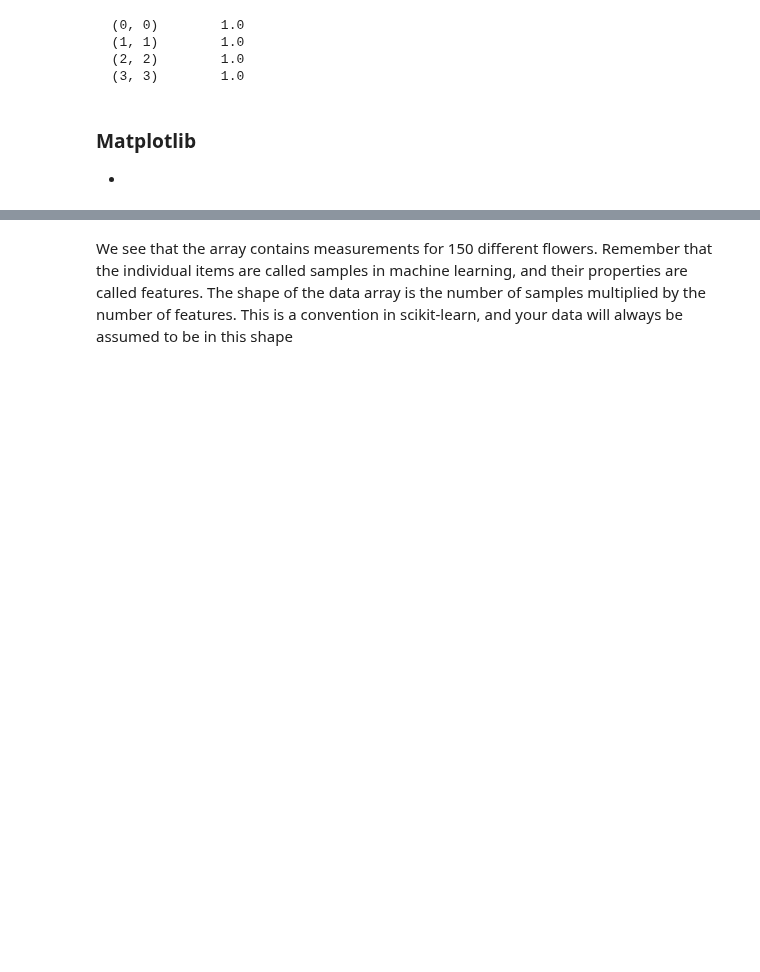
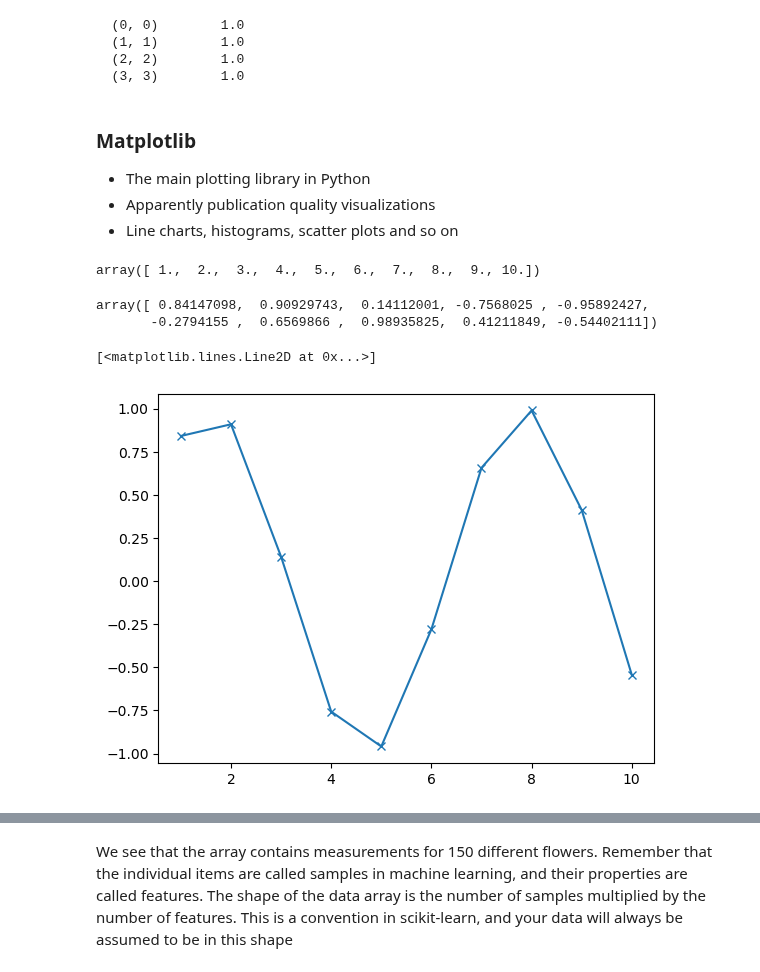
Before and after one commit to 4rtify/RoboticsJourney, a Jupyter notebook: Self_Study/1.PatternReg.ML/ML.Chap1.ipynb, the cells around one changed output, grey strips where cells are left out. Saved outputs shown, nothing was run; the diff lists cells and outputs as text; code cells hidden in the pictures; blank space fills up the shorter version.

```diff
--- a/Self_Study/1.PatternReg.ML/ML.Chap1.ipynb
+++ b/Self_Study/1.PatternReg.ML/ML.Chap1.ipynb
@@ -108,4 +135,22 @@ print(f"{eye_coo}")
   (3, 3)        1.0
 # %% [markdown]
 ### Matplotlib
--
+- The main plotting library in Python
+- Apparently publication quality visualizations
+- Line charts, histograms, scatter plots and so on
+# %%
+%matplotlib inline
+import matplotlib.pyplot as plt
+import numpy as np
+x = np.linspace(-10,10,100)
+x = np.linspace(1,10,10)
+display(x)
+y = np.sin(x)
+display(y)
+plt.plot(x, y, marker = "x")
+# %% [output]
+array([ 1.,  2.,  3.,  4.,  5.,  6.,  7.,  8.,  9., 10.])
+array([ 0.84147098,  0.90929743,  0.14112001, -0.7568025 , -0.95892427,
+       -0.2794155 ,  0.6569866 ,  0.98935825,  0.41211849, -0.54402111])
+[<matplotlib.lines.Line2D at 0x...>]
+[figure, added]
```
Also changed, not shown: parts of 41 cells of this notebook.
